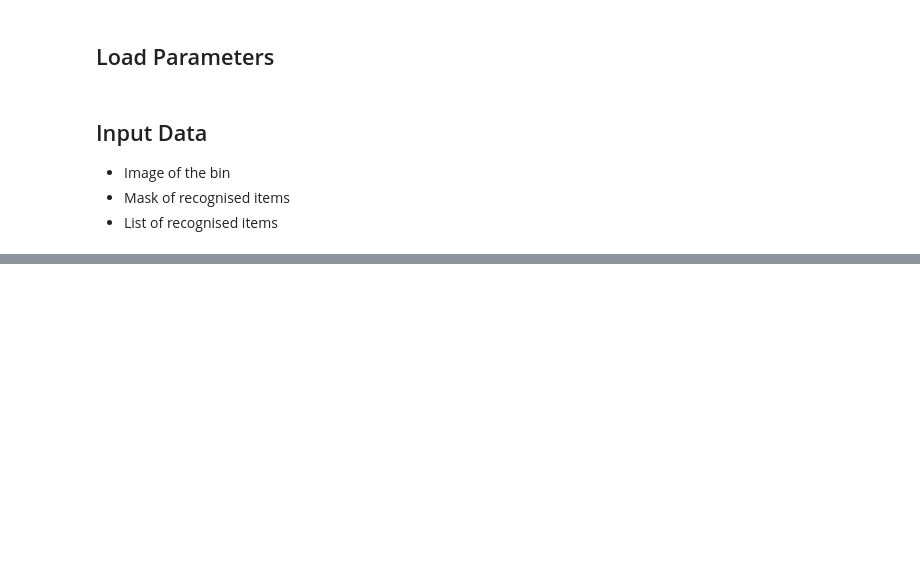
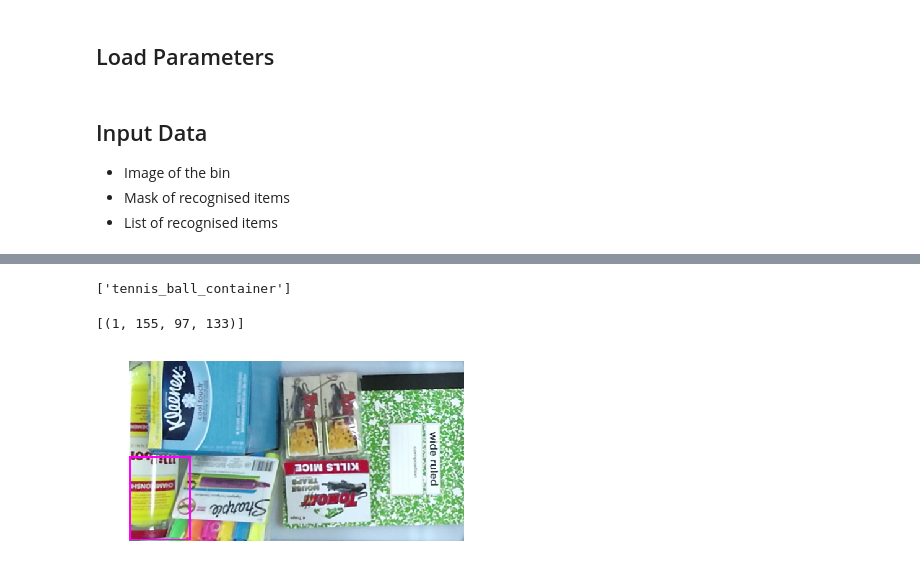
Before and after one commit to ecervera/Baxter-Vision, a Jupyter notebook: 21 Segmentation based on Color.ipynb, the cells around one changed output, grey strips where cells are left out. Cells and saved outputs as stored; diff of their text form; code cells hidden in the pictures; blank space fills up the shorter version.

Commit message:
color segmentation function

```diff
--- a/21 Segmentation based on Color.ipynb
+++ b/21 Segmentation based on Color.ipynb
@@ -44,3 +49,26 @@ items
+# %%
+recognised_items, bboxes = find_items_by_color(image_bin, image_mask, items)
+# %%
+recognised_items
+# %% [output]
+['tennis_ball_container']
+# %%
+bboxes
+# %% [output]
+[(1, 155, 97, 133)]
+# %%
+image_disp = image_bin.copy()
+it_col = {'table_cloth':(255,0,255),'tissue_box':(0,255,255),'glue_sticks':(255,0,0),'toilet_brush':(255,255,0),
+          'burts_bees_baby_wipes':(255,0,255),'bath_sponge':(0,255,255),'duct_tape':(255,0,0),
+          'tennis_ball_container':(255,0,255)}
+
+for item, bb in zip(recognised_items, bboxes):
+    if not bb is None:
+        x,y,w,h = bb
+        cv2.rectangle(image_disp, (x,y), (x+w,y+h), it_col[item],2)
+plt.imshow(image_disp); plt.axis('off');
+# %% [output]
+[figure, added]
 # %%
 from utils_color import cluster_colors
 
```
Also changed, not shown: parts of 16 cells of this notebook, 3 other files.
